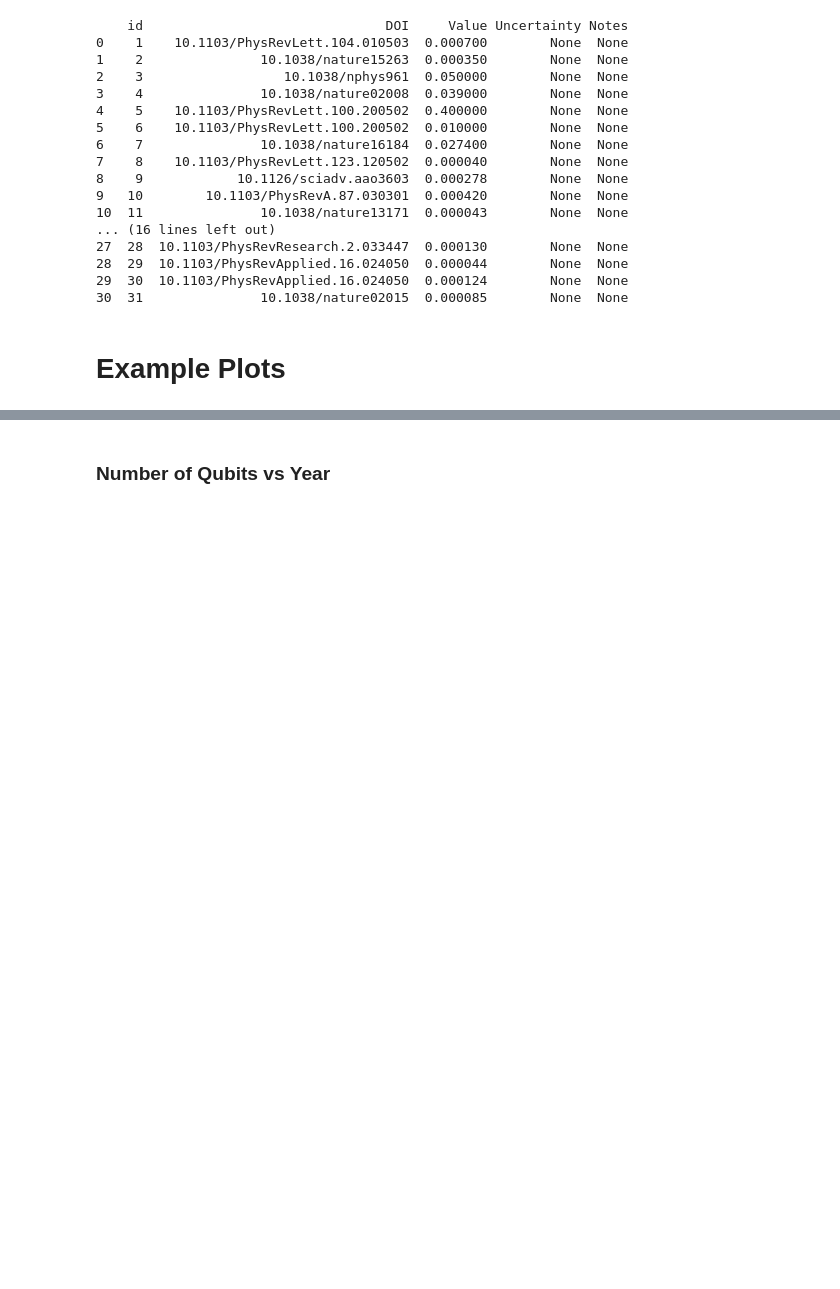
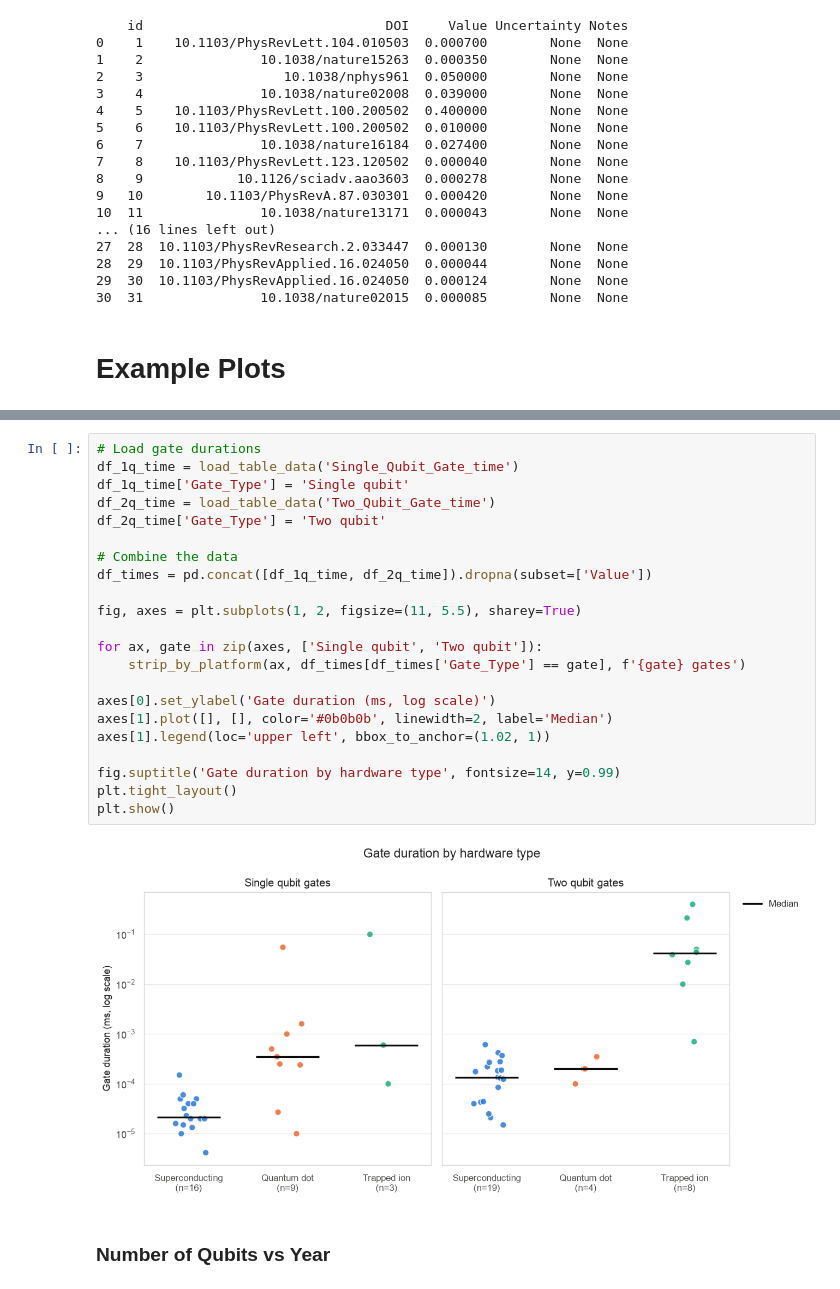
Before and after one commit to georgevsaliens/qubit-hardware-database, a Jupyter notebook: Qubit_Database.ipynb, the cells around one changed output, grey strips where cells are left out. Drawn from its saved outputs; the diff is of its cells as text; blank space fills up the shorter version.

```diff
--- a/Qubit_Database.ipynb
+++ b/Qubit_Database.ipynb
@@ -342,2 +433,26 @@ plt.show()
+# %%
+# Load gate durations
+df_1q_time = load_table_data('Single_Qubit_Gate_time')
+df_1q_time['Gate_Type'] = 'Single qubit'
+df_2q_time = load_table_data('Two_Qubit_Gate_time')
+df_2q_time['Gate_Type'] = 'Two qubit'
+
+# Combine the data
+df_times = pd.concat([df_1q_time, df_2q_time]).dropna(subset=['Value'])
+
+fig, axes = plt.subplots(1, 2, figsize=(11, 5.5), sharey=True)
+
+for ax, gate in zip(axes, ['Single qubit', 'Two qubit']):
+    strip_by_platform(ax, df_times[df_times['Gate_Type'] == gate], f'{gate} gates')
+
+axes[0].set_ylabel('Gate duration (ms, log scale)')
+axes[1].plot([], [], color='#0b0b0b', linewidth=2, label='Median')
+axes[1].legend(loc='upper left', bbox_to_anchor=(1.02, 1))
+
+fig.suptitle('Gate duration by hardware type', fontsize=14, y=0.99)
+plt.tight_layout()
+plt.show()
+# %% [output]
+[figure, added]
 # %% [markdown]
 ### Number of Qubits vs Year
```
Also changed, not shown: parts of 23 cells of this notebook, 3 other files.
